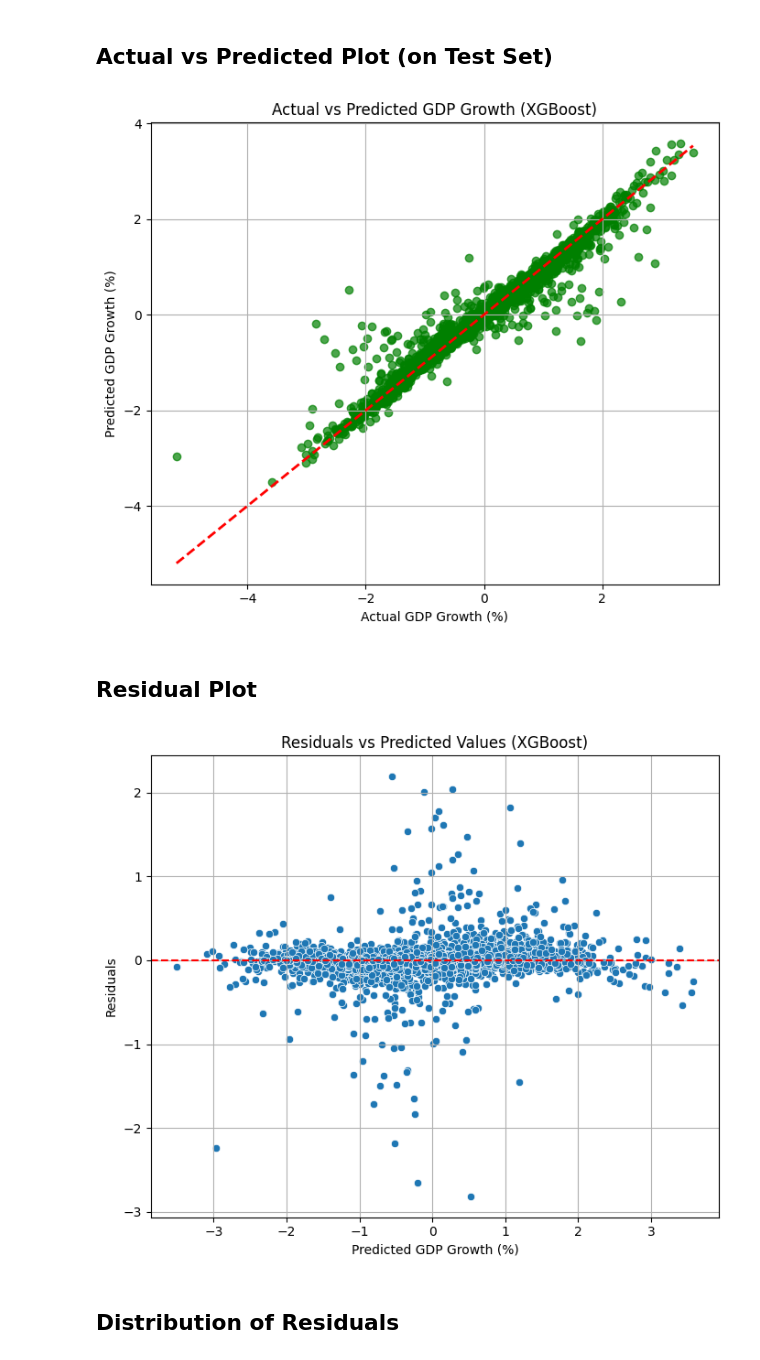
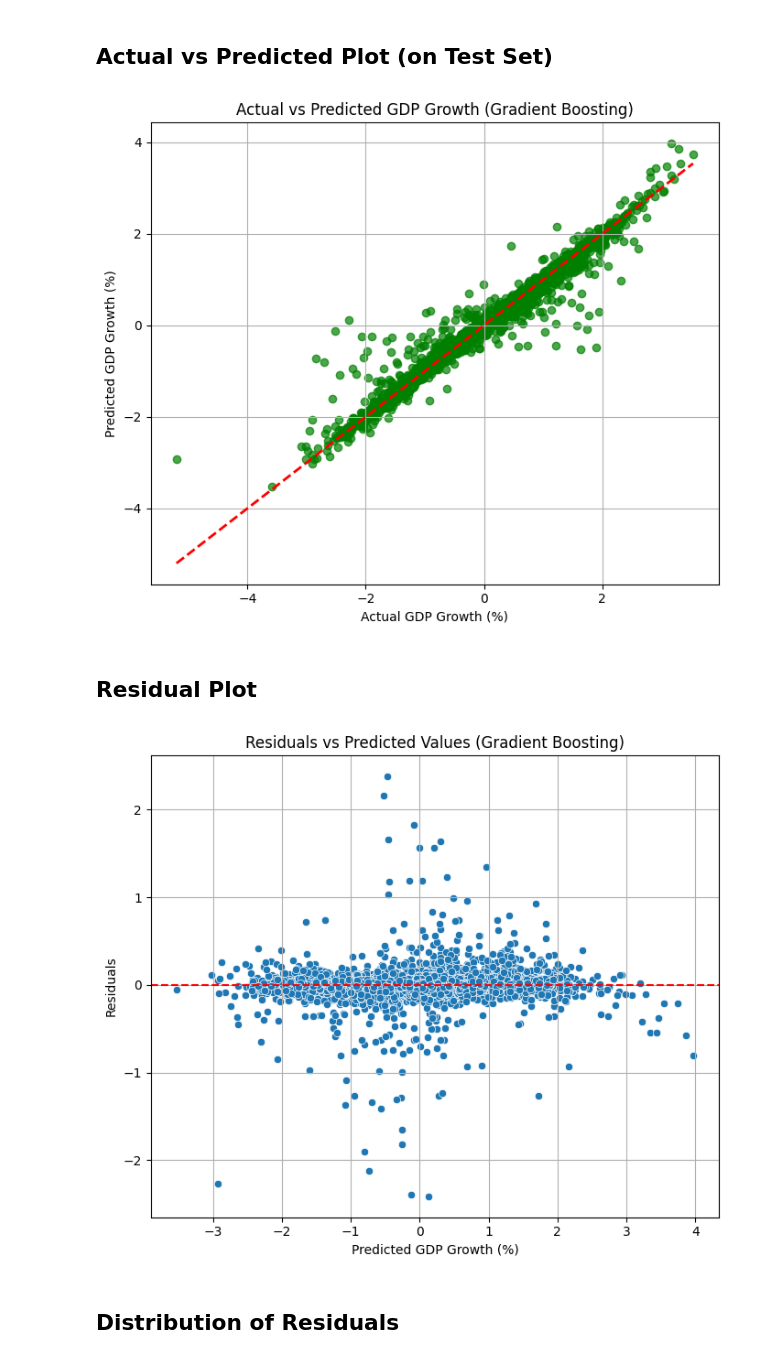
Before and after one commit to yashnegi11/GDP-growth-prediction, a Jupyter notebook: GDPgrowthPrediction.ipynb, the cells around one changed output. Drawn from its saved outputs; the diff is of its cells as text; code cells hidden in the pictures.

```diff
--- a/GDPgrowthPrediction.ipynb
+++ b/GDPgrowthPrediction.ipynb
@@ -1271,37 +1305,37 @@ Test R²: 0.9590
 # %%
 import matplotlib.pyplot as plt
 
-y_test_pred = xgb_best.predict(X_test)
+y_test_pred = best_gb.predict(X_test)
 
 plt.figure(figsize=(7, 6))
 plt.scatter(y_test, y_test_pred, alpha=0.7, color='green')
 plt.plot([y_test.min(), y_test.max()], [y_test.min(), y_test.max()], '--r', linewidth=2)
 plt.xlabel("Actual GDP Growth (%)")
 plt.ylabel("Predicted GDP Growth (%)")
-plt.title("Actual vs Predicted GDP Growth (XGBoost)")
+plt.title("Actual vs Predicted GDP Growth (Gradient Boosting)")
 plt.grid(True)
 plt.tight_layout()
 plt.show()
 # %% [output]
-[figure, old version]
+[figure, new version]
 # %% [markdown]
 ## **Residual Plot**
 # %%
 import seaborn as sns
 
 residuals = y_test - y_test_pred
 
 plt.figure(figsize=(7, 6))
 sns.scatterplot(x=y_test_pred, y=residuals)
 plt.axhline(0, color='red', linestyle='--')
 plt.xlabel("Predicted GDP Growth (%)")
 plt.ylabel("Residuals")
-plt.title("Residuals vs Predicted Values (XGBoost)")
+plt.title("Residuals vs Predicted Values (Gradient Boosting)")
 plt.grid(True)
 plt.tight_layout()
 plt.show()
 # %% [output]
-[figure, old version]
+[figure, new version]
 # %% [markdown]
 ## **Distribution of Residuals**
 # %%
```
Also changed, not shown: parts of 16 cells of this notebook.
